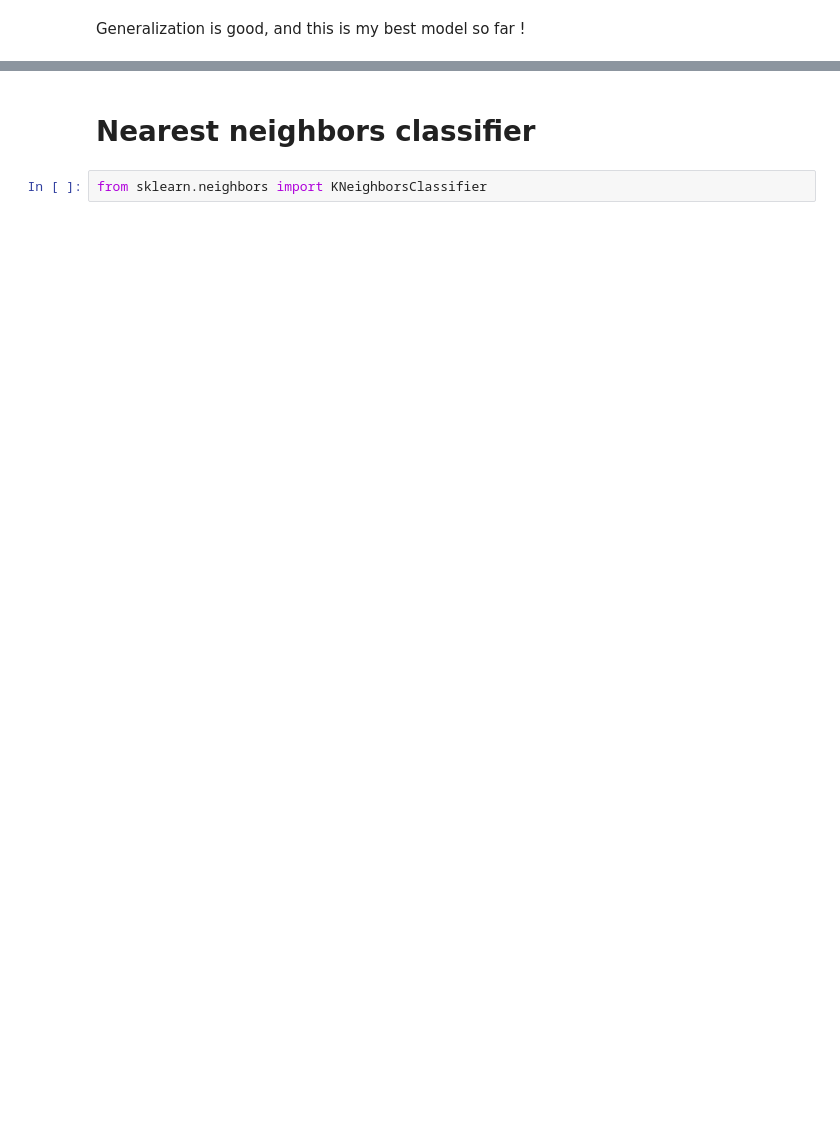
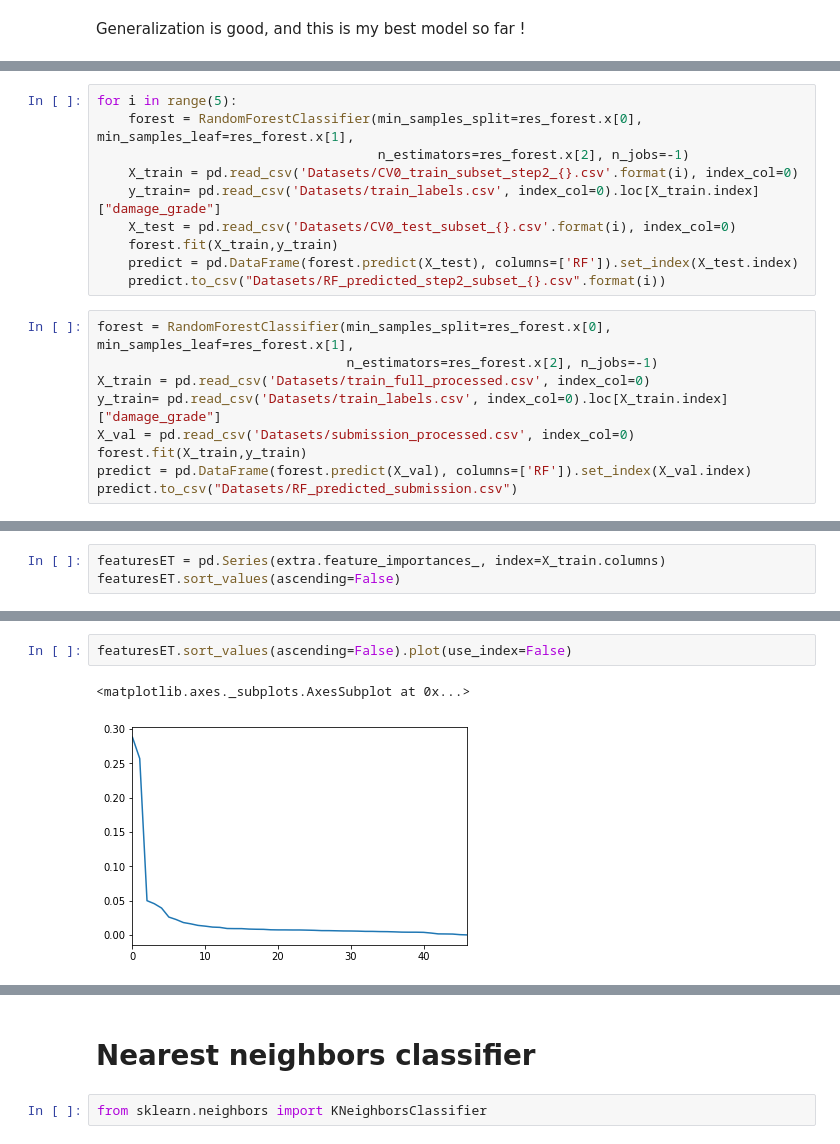
Before and after one commit to dechantoine/ModelingEarthquakeDamage, a Jupyter notebook: 5 - Classifiers.ipynb, the cells around one changed output, grey strips where cells are left out. Drawn from its saved outputs; the diff is of its cells as text; blank space fills up the shorter version.

```diff
--- a/5 - Classifiers.ipynb
+++ b/5 - Classifiers.ipynb
@@ -138,0 +110,19 @@ Generalization is good, and this is my best model so far !
+# %%
+for i in range(5):
+    forest = RandomForestClassifier(min_samples_split=res_forest.x[0], min_samples_leaf=res_forest.x[1],
+                                    n_estimators=res_forest.x[2], n_jobs=-1)
+    X_train = pd.read_csv('Datasets/CV0_train_subset_step2_{}.csv'.format(i), index_col=0)
+    y_train= pd.read_csv('Datasets/train_labels.csv', index_col=0).loc[X_train.index]["damage_grade"]
+    X_test = pd.read_csv('Datasets/CV0_test_subset_{}.csv'.format(i), index_col=0)
+    forest.fit(X_train,y_train)
+    predict = pd.DataFrame(forest.predict(X_test), columns=['RF']).set_index(X_test.index)
+    predict.to_csv("Datasets/RF_predicted_step2_subset_{}.csv".format(i))
+# %%
+forest = RandomForestClassifier(min_samples_split=res_forest.x[0], min_samples_leaf=res_forest.x[1],
+                                n_estimators=res_forest.x[2], n_jobs=-1)
+X_train = pd.read_csv('Datasets/train_full_processed.csv', index_col=0)
+y_train= pd.read_csv('Datasets/train_labels.csv', index_col=0).loc[X_train.index]["damage_grade"]
+X_val = pd.read_csv('Datasets/submission_processed.csv', index_col=0)
+forest.fit(X_train,y_train)
+predict = pd.DataFrame(forest.predict(X_val), columns=['RF']).set_index(X_val.index)
+predict.to_csv("Datasets/RF_predicted_submission.csv")
@@ -138,0 +153,3 @@ Generalization is good, and this is my best model so far !
+# %%
+featuresET = pd.Series(extra.feature_importances_, index=X_train.columns)
+featuresET.sort_values(ascending=False)
@@ -138,0 +174,5 @@ Generalization is good, and this is my best model so far !
+# %%
+featuresET.sort_values(ascending=False).plot(use_index=False)
+# %% [output]
+<matplotlib.axes._subplots.AxesSubplot at 0x...>
+[figure, added]
```
Also changed, not shown: parts of 36 cells of this notebook.
